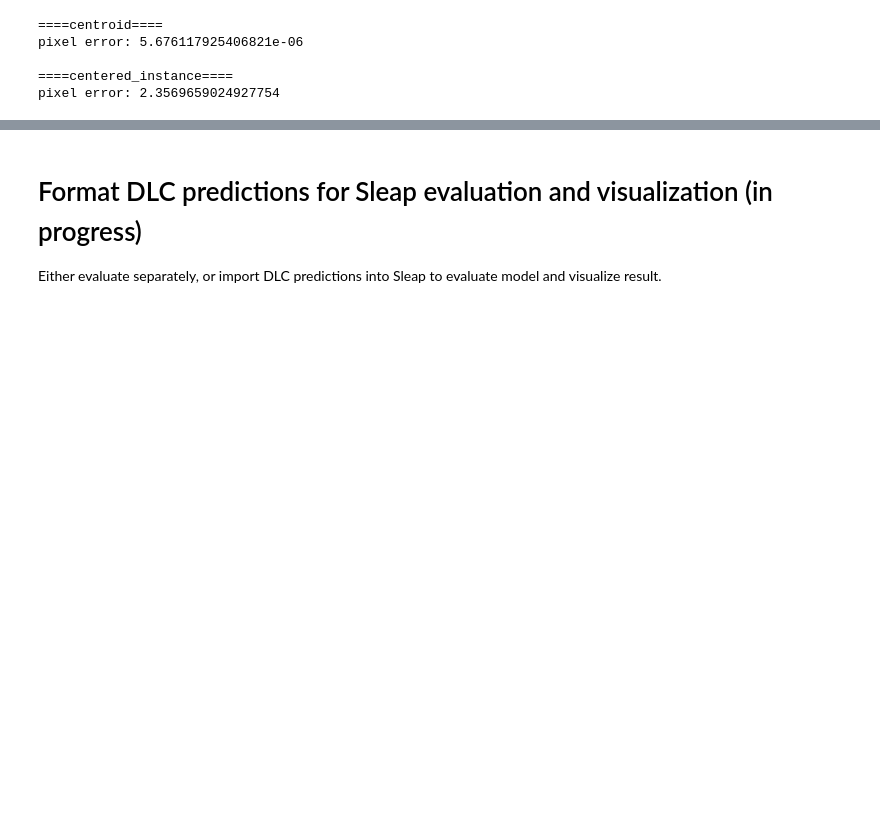
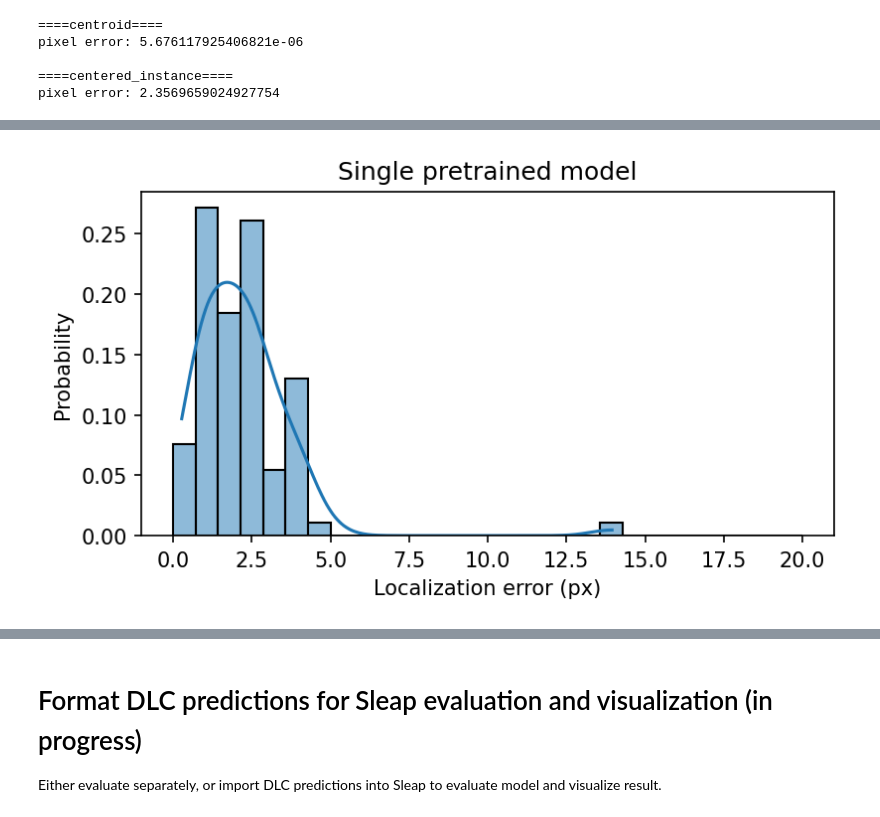
Before and after one commit to Louise-X10/Cloud-Pose-Estimation, a Jupyter notebook: Compare_Sleap.ipynb, the cells around one changed output, grey strips where cells are left out. Cells and saved outputs as stored; diff of their text form; code cells hidden in the pictures; blank space fills up the shorter version.

```diff
--- a/Compare_Sleap.ipynb
+++ b/Compare_Sleap.ipynb
@@ -409,0 +429,9 @@ plt.show()
+# %%
+
+plt.figure(figsize=(6, 3), dpi=150, facecolor="w")
+sns.histplot(metrics_pretrained["dist.dists"].flatten(), binrange=(0, 20), kde=True, kde_kws={"clip": (0, 20)}, stat="probability")
+plt.xlabel("Localization error (px)")
+plt.title("Single pretrained model")
+plt.show()
+# %% [output]
+[figure, added]
```
Also changed, not shown: parts of 35 cells of this notebook.
